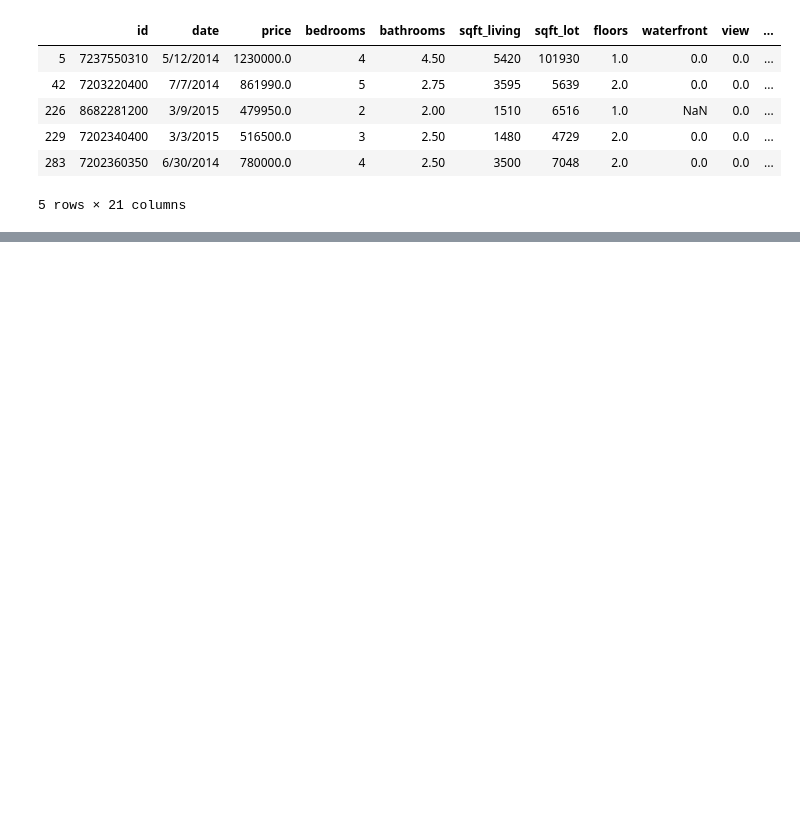
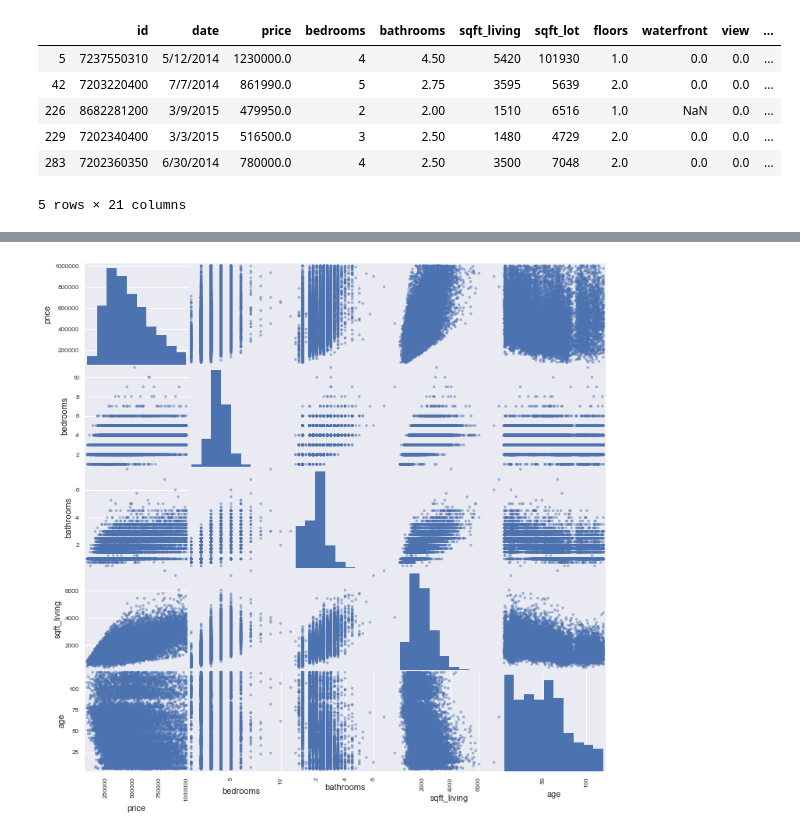
Before and after one commit to toopster/dsc-mod-2-project-v2-1-online-ds-sp-000, a Jupyter notebook: index.ipynb, the cells around one changed output, grey strips where cells are left out. Drawn from its saved outputs; the diff is of its cells as text; code cells hidden in the pictures; blank space fills up the shorter version.

```diff
--- a/index.ipynb
+++ b/index.ipynb
@@ -177,3 +242,11 @@ house_sales.describe()
+# %%
+predictors = ['price','bedrooms','bathrooms','sqft_living','age']
+data_pred = house_sales.loc[:, predictors]
+
+pd.plotting.scatter_matrix(data_pred,figsize  = [12, 12]);
+plt.show();
+# %% [output]
+[figure, added]
 # %%
 plt.scatter(house_sales.bedrooms, house_sales.price)
 plt.title('No of Bedrooms vs Sale Price')
```
Also changed, not shown: parts of 16 cells of this notebook.
